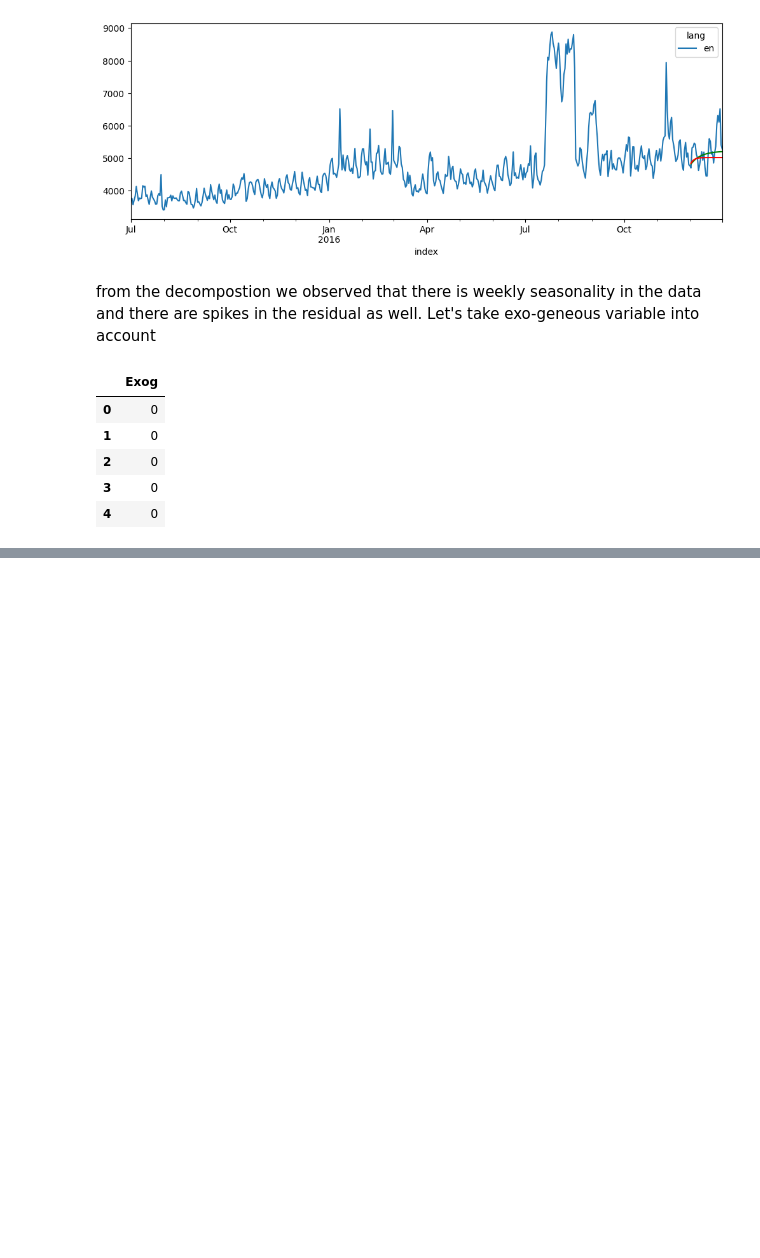
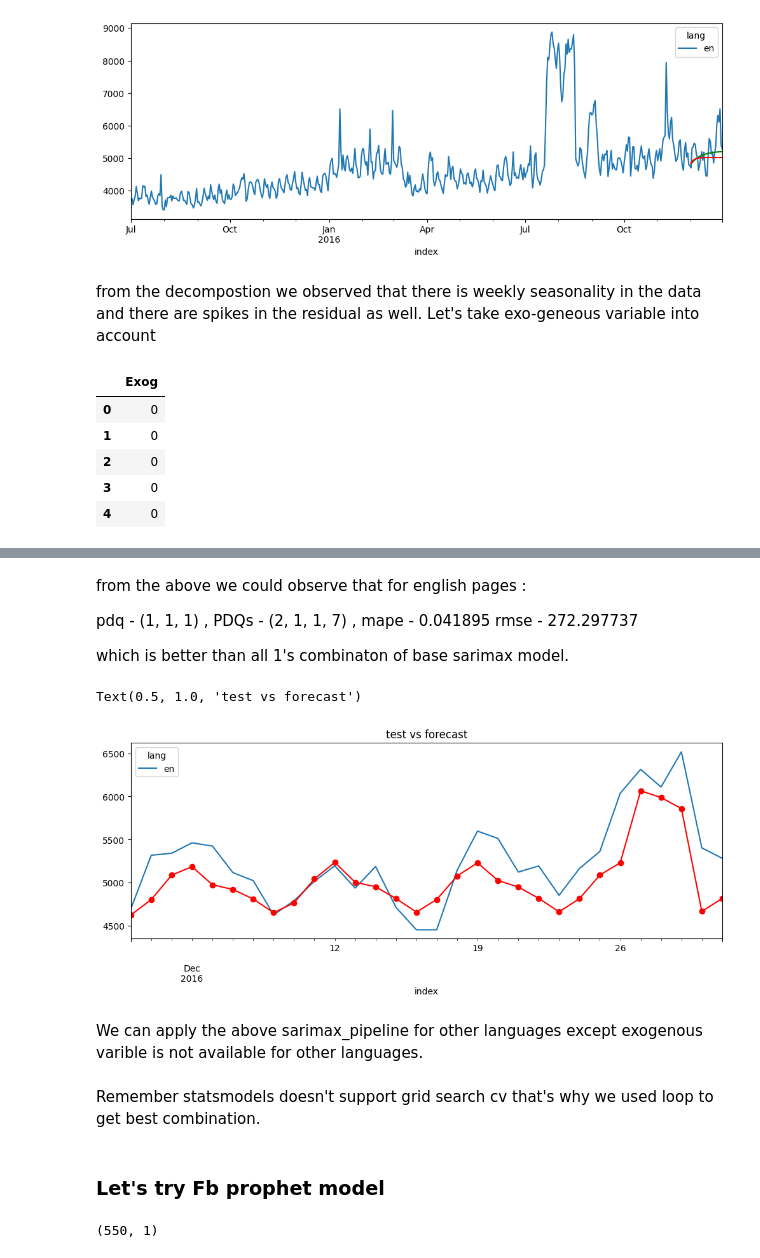
Before and after one commit to mahikshith/Adease_time_series, a Jupyter notebook: Ad_ease_time_series_prop.ipynb, the cells around one changed output, grey strips where cells are left out. Cells and saved outputs as stored; diff of their text form; code cells hidden in the pictures; blank space fills up the shorter version.

```diff
--- a/Ad_ease_time_series_prop.ipynb
+++ b/Ad_ease_time_series_prop.ipynb
@@ -517,0 +668,8 @@ ex_df.head()
+# %%
+train = train
+test = test
+n= 30
+exog = exog
+param = [1,2]
+d_param = [0,1]
+s_param = [7]
@@ -517,0 +691,23 @@ ex_df.head()
+# %% [markdown]
+from the above we could observe that for english pages :
+
+pdq - (1, 1, 1)	, PDQs - (2, 1, 1, 7)	, mape - 0.041895	rmse - 272.297737
+
+which is better than all 1's combinaton of base sarimax model.
+# %%
+# let's plot the graph for test and pred for the above combination for english paages
+
+m_optima = SARIMAX(train,order=(1,1,1),seasonal_order=(2,1,1,7) ,exog= exog[:-n]).fit()
+pred_ex = m_optima.forecast(len(test),alpha=0.05,exog= exog[-n:])
+test.plot(figsize=(12,4))
+plt.plot(pred_ex,marker="o",color="red")
+plt.title("test vs forecast")
+# %% [output]
+Text(0.5, 1.0, 'test vs forecast')
+[figure, added]
+# %% [markdown]
+We can apply the above sarimax_pipeline for other languages except exogenous varible is not available for other languages.
+# %% [markdown]
+Remember statsmodels doesn't support grid search cv that's why we used loop to get best combination.
+# %% [markdown]
+### Let's try Fb prophet model
@@ -517,0 +720,4 @@ ex_df.head()
+# %%
+exog.shape
+# %% [output]
+(550, 1)
```
Also changed, not shown: parts of 54 cells of this notebook, 1 other file.
